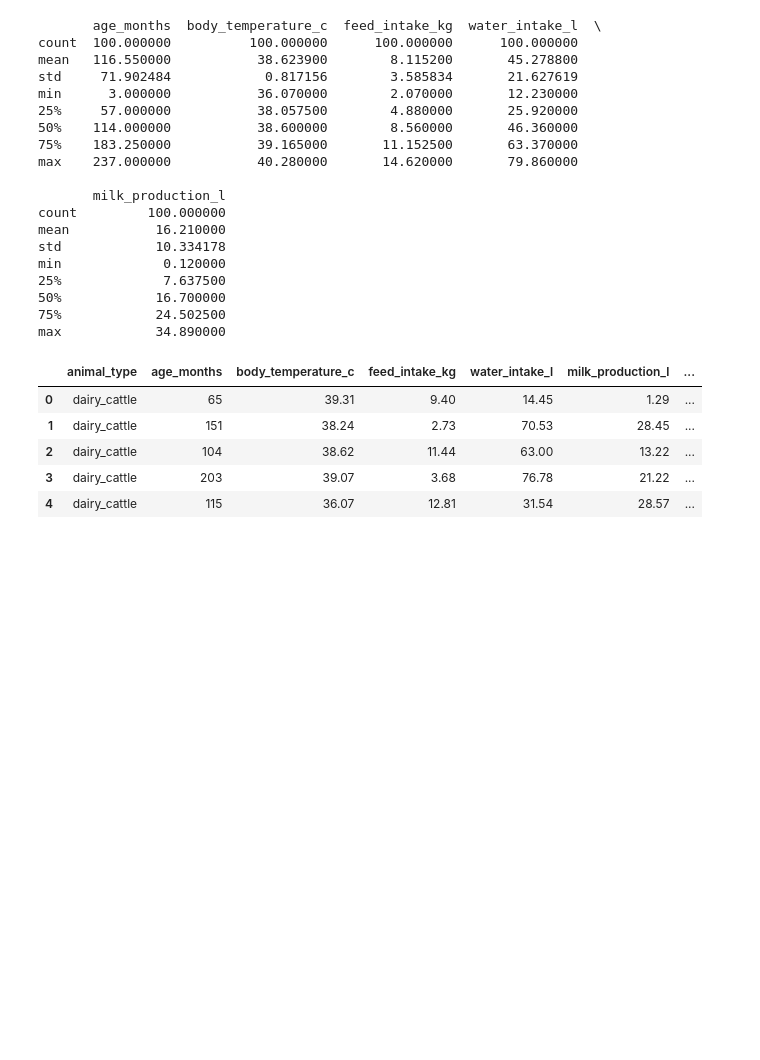
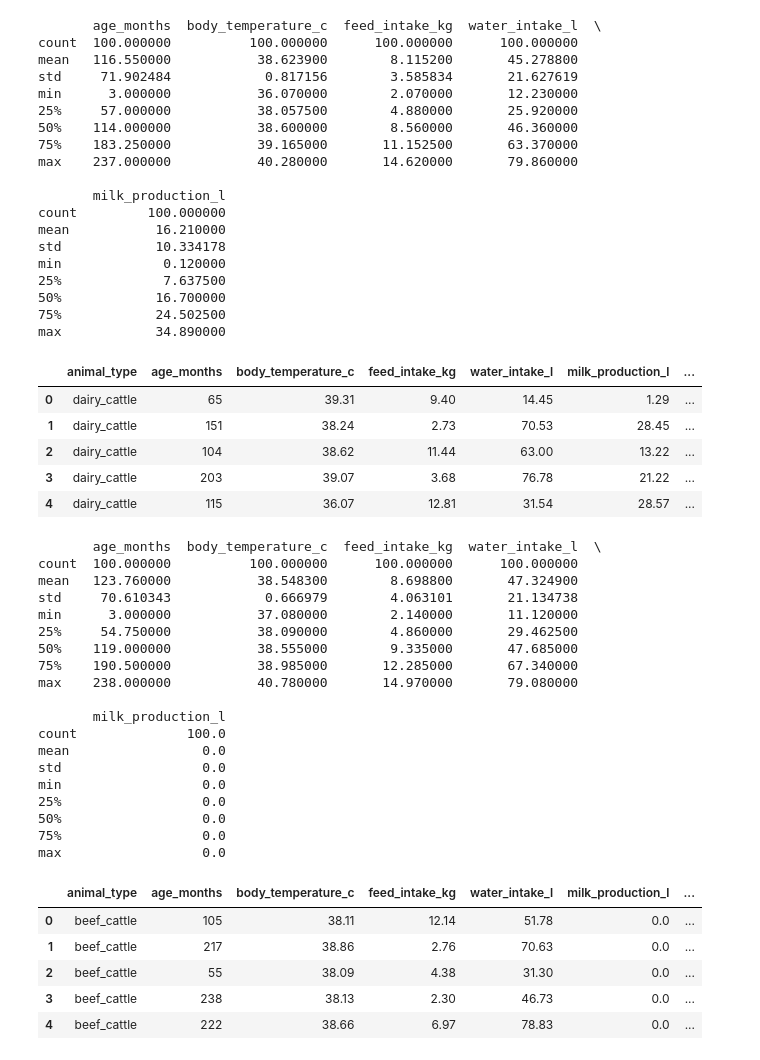
Before and after one commit to Storm00212/Data-manipulation-using-python, a Jupyter notebook: Reading_datasets.ipynb, the cells around one changed output. Saved outputs shown, nothing was run; the diff lists cells and outputs as text; code cells hidden in the pictures; blank space fills up the shorter version.

Commit message:
Read beef dataset

```diff
--- a/Reading_datasets.ipynb
+++ b/Reading_datasets.ipynb
@@ -106,3 +106,33 @@ max            34.890000
 | 2 | dairy_cattle | 104 | 38.62 | 11.44 | 63.00 | 13.22 | ... |
 | 3 | dairy_cattle | 203 | 39.07 | 3.68 | 76.78 | 21.22 | ... |
 | 4 | dairy_cattle | 115 | 36.07 | 12.81 | 31.54 | 28.57 | ... |
+# %%
+df4 = pd.read_csv('beef_cattle_health_dataset.csv')
+print(df4.describe())
+df4.head()
+# %% [output]
+       age_months  body_temperature_c  feed_intake_kg  water_intake_l  \
+count  100.000000          100.000000      100.000000      100.000000
+mean   123.760000           38.548300        8.698800       47.324900
+std     70.610343            0.666979        4.063101       21.134738
+min      3.000000           37.080000        2.140000       11.120000
+25%     54.750000           38.090000        4.860000       29.462500
+50%    119.000000           38.555000        9.335000       47.685000
+75%    190.500000           38.985000       12.285000       67.340000
+max    238.000000           40.780000       14.970000       79.080000
+
+       milk_production_l
+count              100.0
+mean                 0.0
+std                  0.0
+min                  0.0
+25%                  0.0
+50%                  0.0
+75%                  0.0
+max                  0.0
+|  | animal_type | age_months | body_temperature_c | feed_intake_kg | water_intake_l | milk_production_l | ... |
+| 0 | beef_cattle | 105 | 38.11 | 12.14 | 51.78 | 0.0 | ... |
+| 1 | beef_cattle | 217 | 38.86 | 2.76 | 70.63 | 0.0 | ... |
+| 2 | beef_cattle | 55 | 38.09 | 4.38 | 31.30 | 0.0 | ... |
+| 3 | beef_cattle | 238 | 38.13 | 2.30 | 46.73 | 0.0 | ... |
+| 4 | beef_cattle | 222 | 38.66 | 6.97 | 78.83 | 0.0 | ... |
```
